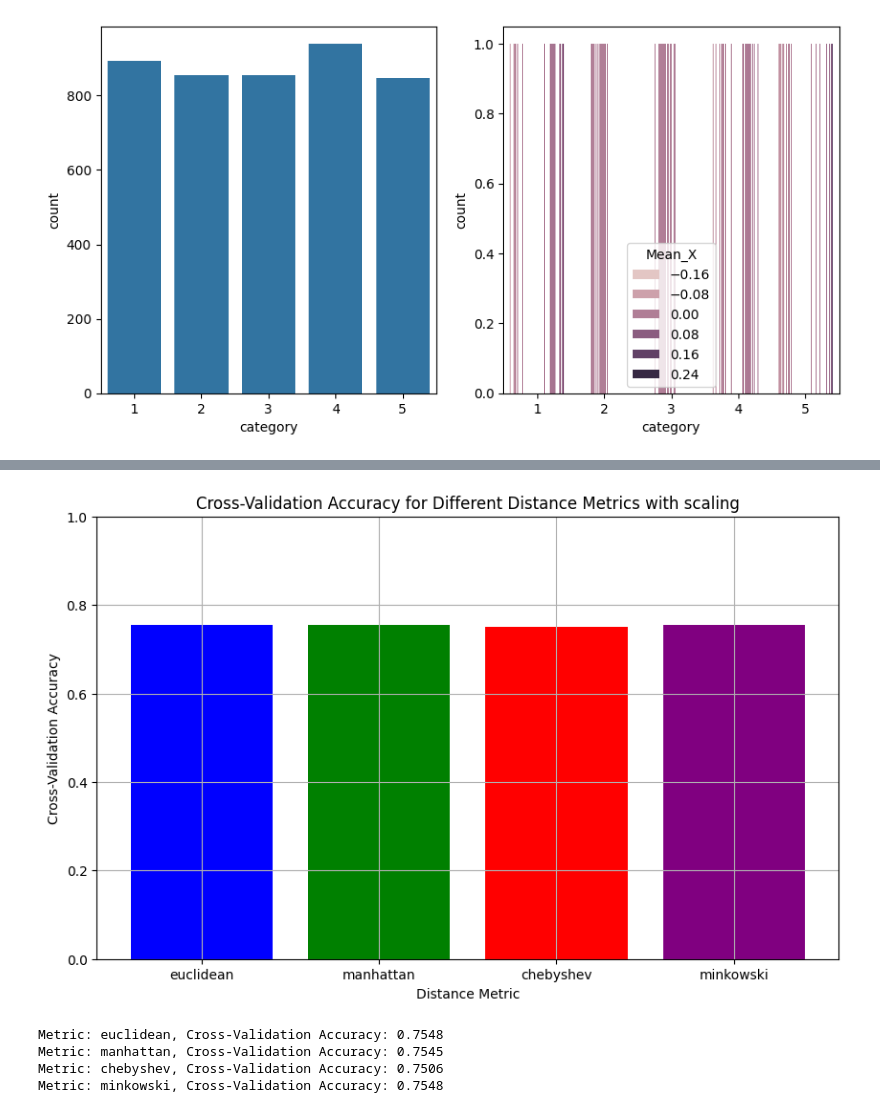
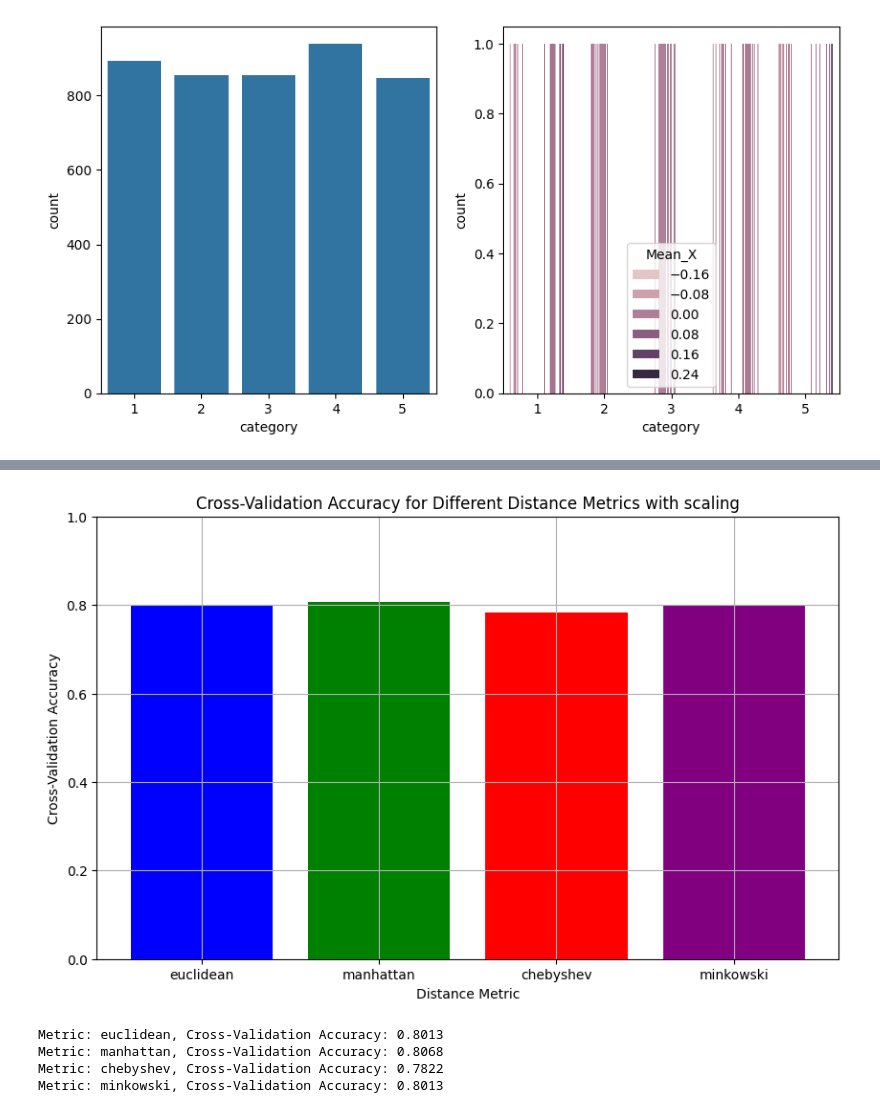
Before and after one commit to cepdnaclk/e19-co544-Hand-Tremor-Based-Biometric-Recognition, a Jupyter notebook: code/KNN.ipynb, the cells around one changed output, grey strips where cells are left out. Saved outputs shown, nothing was run; the diff lists cells and outputs as text; code cells hidden in the pictures.

Commit message:
add validation set

```diff
--- a/code/KNN.ipynb
+++ b/code/KNN.ipynb
@@ -57,7 +57,9 @@ X_train.replace([np.inf, -np.inf], np.nan, inplace=True)
 X_train.fillna(X_train.mean(), inplace=True)
 X_test.replace([np.inf, -np.inf], np.nan, inplace=True)
 X_test.fillna(X_test.mean(), inplace=True)
+# %%
+X_train, X_val, y_train, y_val = train_test_split(X_train, y_train, test_size=0.4, random_state=42)
 # %%
-knn = KNeighborsClassifier(n_neighbors=100)
+knn = KNeighborsClassifier(n_neighbors=11, weights="uniform")
 knn.fit(X_train, y_train)
 # %% [output]
@@ -71,10 +73,10 @@ KNN classification accuracy: 0.7167805618830676
 # %%
 from sklearn.model_selection import train_test_split, cross_val_score
-k_values = range(1, 201)
+k_values = range(1, 71)
 cross_val_scores = []
 for k in k_values:
     knn = KNeighborsClassifier(n_neighbors=k)
-    scores = cross_val_score(knn, X_train, y_train, cv=10, scoring='accuracy')
+    scores = cross_val_score(knn, X_val, y_val, cv=20, scoring='accuracy')
     cross_val_scores.append(scores.mean())
 
 # Plot the cross-validation accuracy against k values
@@ -100,7 +102,7 @@ cv_scores = {}
 
 # Perform cross-validation for each distance metric
 for metric in distance_metrics:
-    knn = KNeighborsClassifier(metric=metric, n_neighbors=56)
+    knn = KNeighborsClassifier(metric=metric, n_neighbors=4)
     scores = cross_val_score(knn, X_train, y_train, cv=10, scoring='accuracy')
     cv_scores[metric] = scores.mean()
 
@@ -125,34 +127,34 @@ Metric: minkowski, Cross-Validation Accuracy: 0.7607
 # %%
 from sklearn.preprocessing import StandardScaler
 scaler = StandardScaler()
 X_train_scaled = scaler.fit_transform(X_train)
 
 distance_metrics = ['euclidean', 'manhattan', 'chebyshev', 'minkowski']
 
 # Store cross-validation scores for each metric
 cv_scores = {}
 
 # Perform cross-validation for each distance metric
 for metric in distance_metrics:
-    knn = KNeighborsClassifier(metric=metric, n_neighbors=16)
+    knn = KNeighborsClassifier(metric=metric, n_neighbors=4)
     scores = cross_val_score(knn, X_train_scaled, y_train, cv=10, scoring='accuracy')
     cv_scores[metric] = scores.mean()
 
 # Plot the cross-validation accuracy for each distance metric
 plt.figure(figsize=(10, 6))
 plt.bar(cv_scores.keys(), cv_scores.values(), color=['blue', 'green', 'red', 'purple'])
 plt.title('Cross-Validation Accuracy for Different Distance Metrics with scaling')
 plt.xlabel('Distance Metric')
 plt.ylabel('Cross-Validation Accuracy')
 plt.ylim(0.0, 1.0)  # Adjust the y-axis for better visualization
 plt.grid(True)
 plt.show()
 
 for metric, score in cv_scores.items():
     print(f"Metric: {metric}, Cross-Validation Accuracy: {score:.4f}")
 # %% [output]
-[figure, old version]
+[figure, new version]
-Metric: euclidean, Cross-Validation Accuracy: 0.7548
-Metric: manhattan, Cross-Validation Accuracy: 0.7545
-Metric: chebyshev, Cross-Validation Accuracy: 0.7506
-Metric: minkowski, Cross-Validation Accuracy: 0.7548
+Metric: euclidean, Cross-Validation Accuracy: 0.8013
+Metric: manhattan, Cross-Validation Accuracy: 0.8068
+Metric: chebyshev, Cross-Validation Accuracy: 0.7822
+Metric: minkowski, Cross-Validation Accuracy: 0.8013
```
Also changed, not shown: parts of 8 cells of this notebook.
